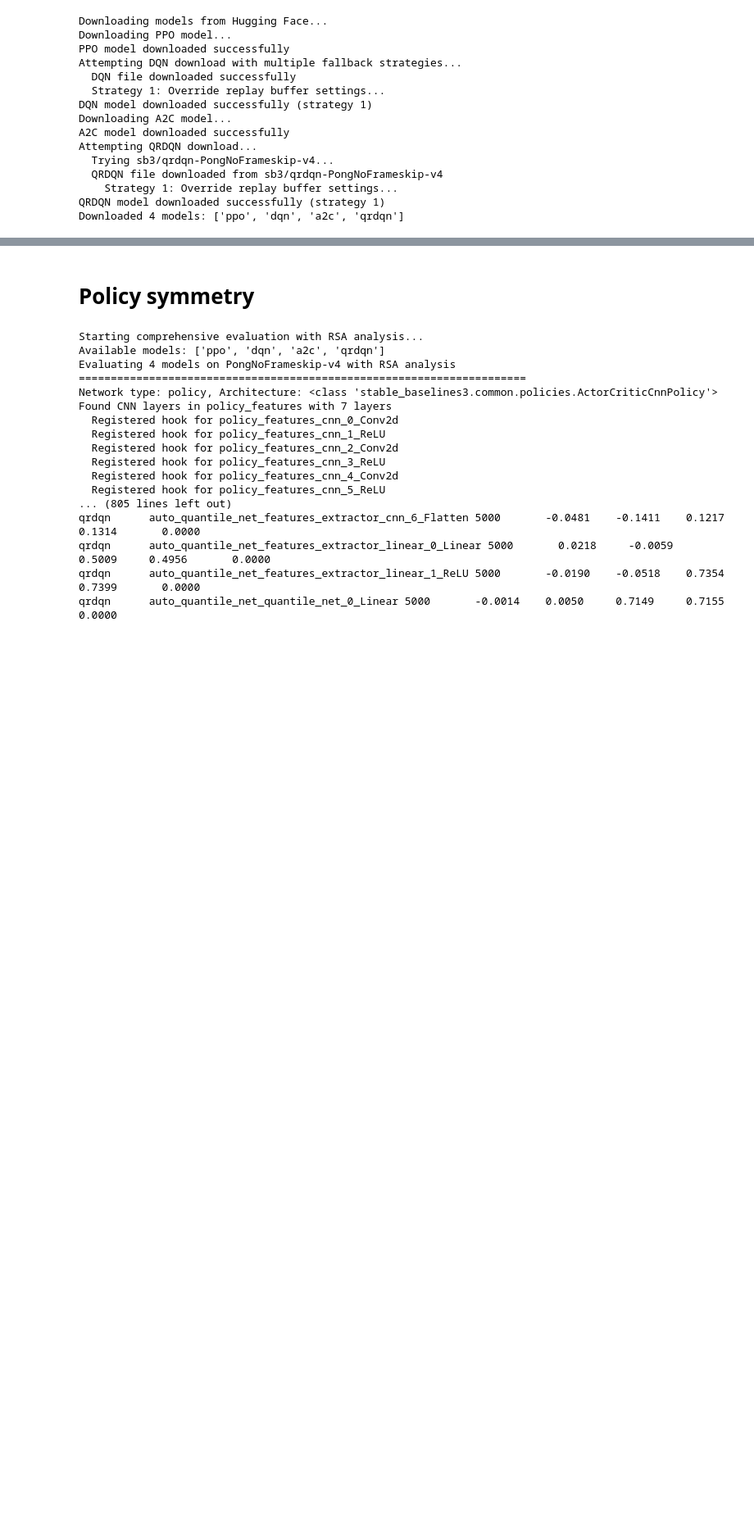
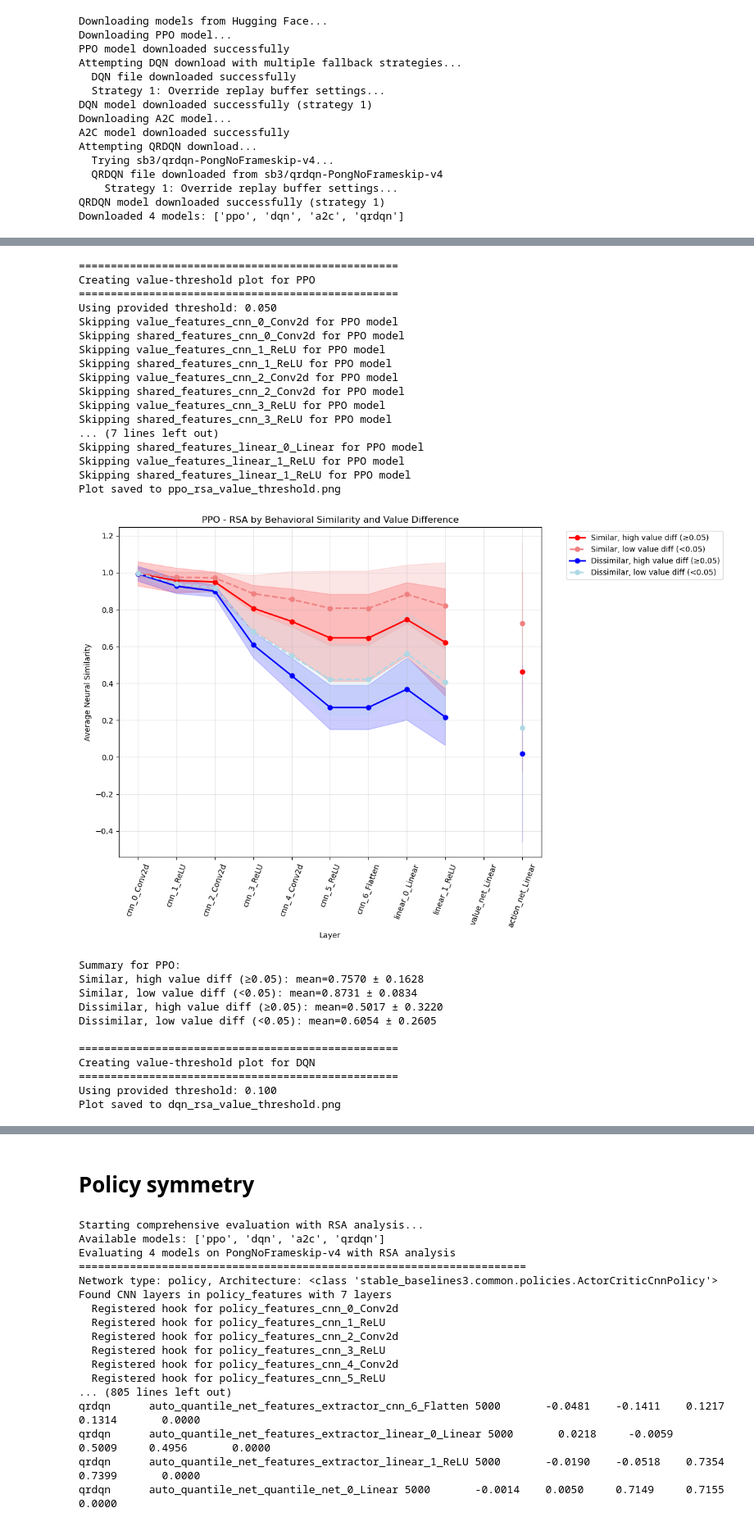
Before and after one commit to seblee97/state-abstraction-capacity, a Jupyter notebook: notebooks/clean_pong_symm.ipynb, the cells around one changed output, grey strips where cells are left out. Shown at 82% size. Saved outputs shown, nothing was run; the diff lists cells and outputs as text; code cells hidden in the pictures; blank space fills up the shorter version.

Commit message:
diffs analysis

```diff
--- a/notebooks/clean_pong_symm.ipynb
+++ b/notebooks/clean_pong_symm.ipynb
@@ -1802,0 +2248,51 @@ qrdqn      auto_quantile_net_quantile_net_0_Linear 5000       0.0311     0.0489
+# %%
+# Custom thresholds for each model (optional)
+thresholds = {
+    'ppo': 0.05,    # Adjust based on your value scale
+    'dqn': 0.1,     # Adjust based on your value scale
+    'qrdqn': 0.1    # Adjust based on your value scale
+}
+
+for model in thresholds.keys():
+    if model in evaluator_rsa.rsa_results:
+        print(f"\n{'='*50}")
+        print(f"Creating value-threshold plot for {model.upper()}")
+        print(f"{'='*50}")
+
+        threshold = thresholds.get(model, None)
+        plot_rsa_by_value_threshold(
+            evaluator_rsa,
+            model,
+            threshold=threshold,
+            save_path=f"{model}_rsa_value_threshold.png"
+        )
+# %% [output]
+==================================================
+Creating value-threshold plot for PPO
+==================================================
+Using provided threshold: 0.050
+Skipping value_features_cnn_0_Conv2d for PPO model
+Skipping shared_features_cnn_0_Conv2d for PPO model
+Skipping value_features_cnn_1_ReLU for PPO model
+Skipping shared_features_cnn_1_ReLU for PPO model
+Skipping value_features_cnn_2_Conv2d for PPO model
+Skipping shared_features_cnn_2_Conv2d for PPO model
+Skipping value_features_cnn_3_ReLU for PPO model
+Skipping shared_features_cnn_3_ReLU for PPO model
+... (7 lines left out)
+Skipping shared_features_linear_0_Linear for PPO model
+Skipping value_features_linear_1_ReLU for PPO model
+Skipping shared_features_linear_1_ReLU for PPO model
+Plot saved to ppo_rsa_value_threshold.png
+[figure, added]
+Summary for PPO:
+Similar, high value diff (≥0.05): mean=0.7570 ± 0.1628
+Similar, low value diff (<0.05): mean=0.8731 ± 0.0834
+Dissimilar, high value diff (≥0.05): mean=0.5017 ± 0.3220
+Dissimilar, low value diff (<0.05): mean=0.6054 ± 0.2605
+
+==================================================
+Creating value-threshold plot for DQN
+==================================================
+Using provided threshold: 0.100
+Plot saved to dqn_rsa_value_threshold.png
```
Also changed, not shown: parts of 21 cells of this notebook.
